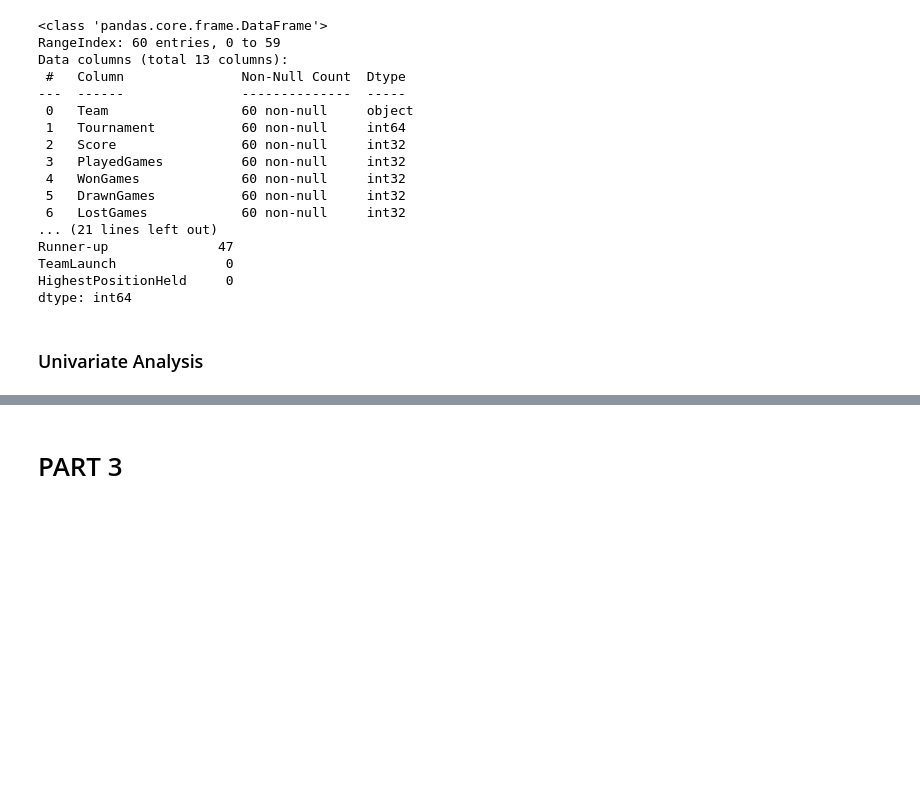
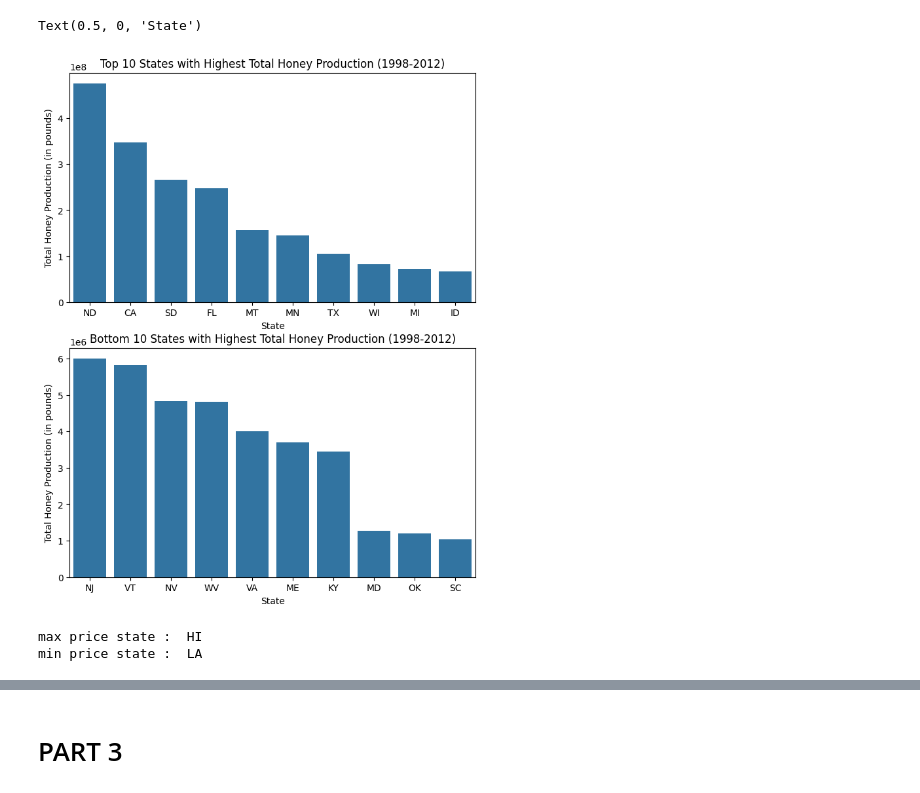
Before and after one commit to pratikp2/Python, a Jupyter notebook: Statistics/Project Files/Project.ipynb, the cells around one changed output, grey strips where cells are left out. Cells and saved outputs as stored; diff of their text form; code cells hidden in the pictures; blank space fills up the shorter version.

```diff
--- a/Statistics/Project Files/Project.ipynb
+++ b/Statistics/Project Files/Project.ipynb
@@ -105,26 +207,0 @@ HighestPositionHeld       17       20       16       16       15
-# %%
-#2 Data Exploration
-
-#A. Check the datatypes of each attribute.
-print(df.info(),'\n')
-
-#B. Check for null values in the attributes.
-print("Total Null Value :",'\n',df.isnull().sum())
-# %% [output]
-<class 'pandas.core.frame.DataFrame'>
-RangeIndex: 60 entries, 0 to 59
-Data columns (total 13 columns):
- #   Column               Non-Null Count  Dtype
----  ------               --------------  -----
- 0   Team                 60 non-null     object
- 1   Tournament           60 non-null     int64
- 2   Score                60 non-null     int32
- 3   PlayedGames          60 non-null     int32
- 4   WonGames             60 non-null     int32
- 5   DrawnGames           60 non-null     int32
- 6   LostGames            60 non-null     int32
-... (21 lines left out)
-Runner-up              47
-TeamLaunch              0
-HighestPositionHeld     0
-dtype: int64
@@ -150,2 +208,35 @@ df['Runner-up'] = df['Runner-up'].astype('Int64')
-# %% [markdown]
-### Univariate Analysis
+# %%
+#1. Visualize Q 1.9 and Q1.10
+
+totalprod_by_state = data.groupby('state')['totalprod'].sum().sort_values(ascending=False)
+top_10_states = totalprod_by_state.head(10)
+bottom_10_years = totalprod_by_state.tail(10)
+
+# Plotting the top 10 states with the highest total honey production
+plt.figure(figsize=(8, 10))
+
+plt.subplot(2,1,1)
+sns.barplot(y=top_10_states.values, x=top_10_states.index);
+plt.title('Top 10 States with Highest Total Honey Production (1998-2012)')
+plt.ylabel('Total Honey Production (in pounds)')
+plt.xlabel('State')
+
+plt.subplot(2,1,2)
+sns.barplot(y=bottom_10_years.values, x=bottom_10_years.index);
+plt.title('Bottom 10 States with Highest Total Honey Production (1998-2012)')
+plt.ylabel('Total Honey Production (in pounds)')
+plt.xlabel('State')
+# %% [output]
+Text(0.5, 0, 'State')
+[figure, added]
+# %%
+# 2.Find states with minimum and maximum price per lb.
+
+min_price_state = data.loc[data['priceperlb'] == data['priceperlb'].min(), 'state'].values[0]
+max_price_state = data.loc[data['priceperlb'] == data['priceperlb'].max(), 'state'].values[0]
+
+print('max price state : ', max_price_state)
+print('min price state : ', min_price_state)
+# %% [output]
+max price state :  HI
+min price state :  LA
```
Also changed, not shown: parts of 40 cells of this notebook, 48 other files.
